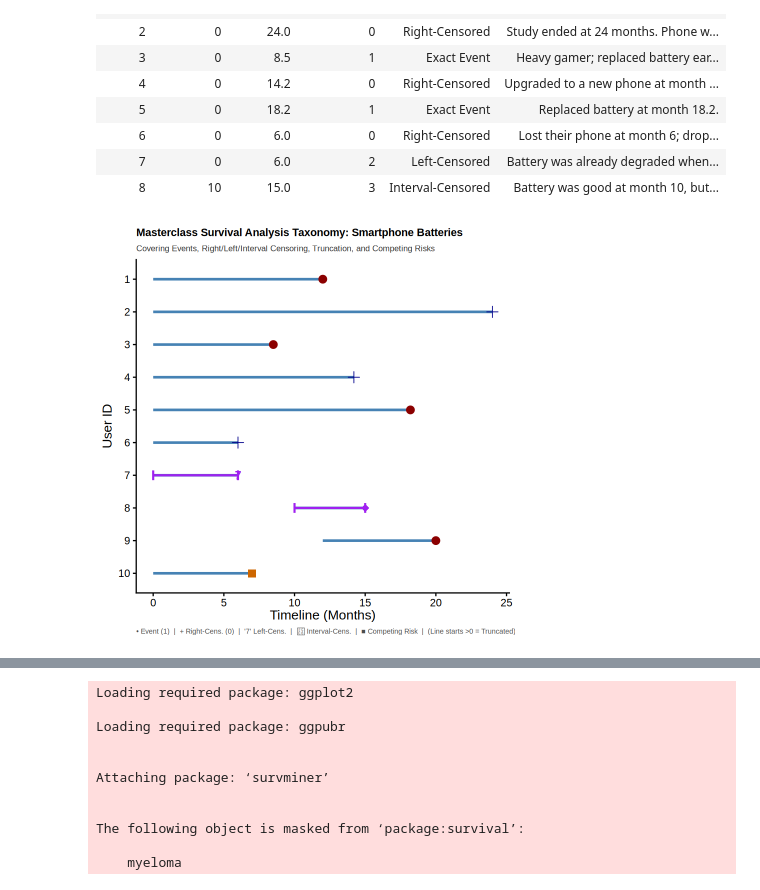
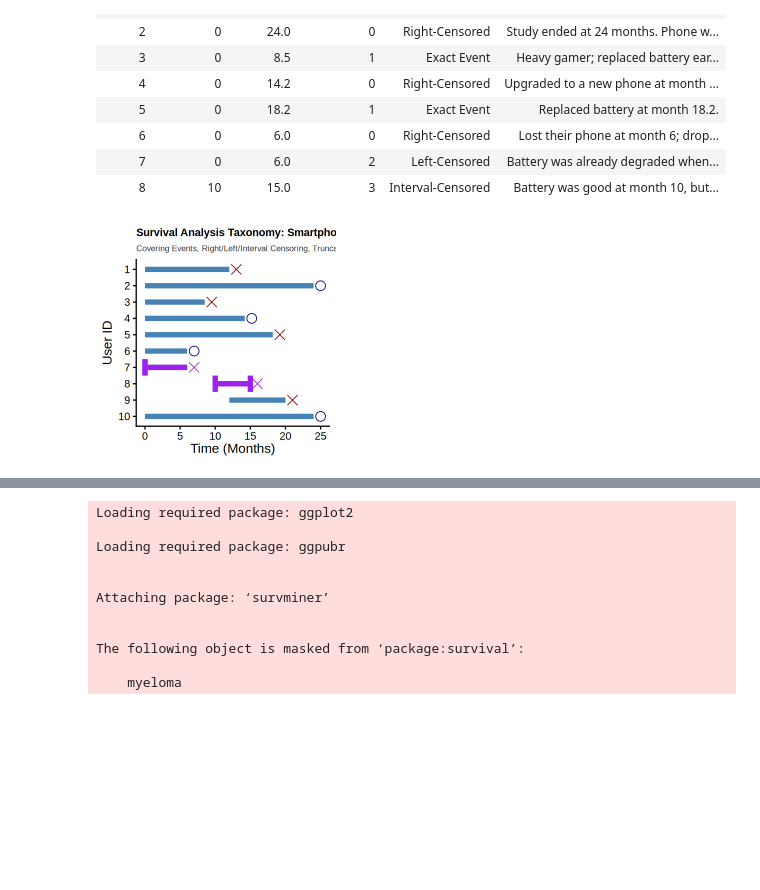
Before and after one commit to manishdatt-edu/biostats, a Jupyter notebook: Survival.ipynb, the cells around one changed output, grey strips where cells are left out. Cells and saved outputs as stored; diff of their text form; code cells hidden in the pictures; blank space fills up the shorter version.

```diff
--- a/Survival.ipynb
+++ b/Survival.ipynb
@@ -53,19 +66,22 @@ A data.frame: 8 × 6
 | 7 | 0 | 6.0 | 2 | Left-Censored | Battery was already degraded when... |
 | 8 | 10 | 15.0 | 3 | Interval-Censored | Battery was good at month 10, but... |
 # %%
+options(repr.plot.width = 4, repr.plot.height = 4)
+
 library(ggplot2)
+library(dplyr)
 
 # 1. Create the complete 10-user masterclass data frame
 battery_df <- data.frame(
   user_id = 1:10,
   time_start = c(0, 0, 0, 0, 0, 0, 0, 10.0, 12.0, 0),
-  time_end   = c(12.0, 24.0, 8.5, 14.2, 18.2, 6.0, 6.0, 15.0, 20.0, 7.0),
-  status_code = c(1, 0, 1, 0, 1, 0, 2, 3, 1, 4),
+  time_end   = c(12.0, 24.0, 8.5, 14.2, 18.2, 6.0, 6.0, 15.0, 20.0, 24.0),
+  status_code = c(1, 0, 1, 0, 1, 0, 2, 3, 1, 0),
   # 1 = Exact Event, 0 = Right-Censored, 2 = Left-Censored, 3 = Interval, 4 = Competing Risk
   censoring_type = factor(
     c("Exact Event", "Right-Censored", "Exact Event",
       "Right-Censored", "Exact Event", "Right-Censored",
-      "Left-Censored", "Interval-Censored", "Left-Truncated", "Competing Risk"),
+      "Left-Censored", "Interval-Censored", "Left-Truncated", "Right-Censored"),
     levels = c("Exact Event", "Right-Censored", "Left-Censored", "Interval-Censored", "Left-Truncated", "Competing Risk")
   ),
   story = c(
@@ -78,7 +94,7 @@ battery_df <- data.frame(
     "Battery was already degraded when checked at month 6.",
     "Battery was good at month 10, but failed by inspection at month 15.",
     "Joined study late at month 12 with working phone; battery failed at month 20.",
-    "Motherboard fried at month 7; phone permanently scrapped."
+    "Study ended at 24 months. Phone was still working fine!"
   )
 )
 
@@ -87,53 +103,52 @@ battery_df$user_factor <- factor(
   battery_df$user_id,
   levels = rev(battery_df$user_id)
 )
 
-# 2. Create the Enhanced Swimmer Plot using battery_df exclusively
+# 2. Create the Enhanced Swimmer Plot
 ggplot(battery_df, aes(y = user_factor)) +
   # Draw baseline tracking lines from time_start to time_end
   geom_segment(aes(x = time_start, xend = time_end, yend = user_factor),
-               color = "steelblue", linewidth = 1.5) +
+               color = "steelblue", linewidth = 3) +
 
   # Uncertainty span bars for Interval & Left censoring
-  geom_errorbar(data = subset(battery_df, status_code %in% c(2, 3)),
+  geom_errorbar(data = subset(battery_df, status_code == 3),
                 aes(xmin = time_start, xmax = time_end, y = user_factor),
                 orientation = "y",
-                width = 0.3, color = "purple", linewidth = 1.2) +
+                width = 1, color = "purple", linewidth = 3) +
+  geom_segment(data = subset(battery_df, status_code == 2),
+             aes(x = time_start, xend = time_end, y = user_factor, yend = user_factor),
+             color = "purple", linewidth = 3) +
+
+  # Single vertical tick aligning correctly with User 7
+  geom_errorbar(data = subset(battery_df, status_code == 2),
+                aes(xmin = time_start, xmax = time_start, y = user_factor),
+                orientation = "y", width = 1, color = "purple", linewidth = 3) +
 
   # Exact Events & Left-Truncated events (Red Dots)
-  geom_point(data = subset(battery_df, status_code == 1),
-             aes(x = time_end), color = "darkred", size = 4, shape = 19) +
+  geom_point(data = subset(battery_df, status_code %in% c(1)),
+             aes(x = time_end + 1), color = "darkred", size = 5, shape = 4) +
 
   # Right-Censored (Blue Plus Signs)
   geom_point(data = subset(battery_df, status_code == 0),
-             aes(x = time_end), color = "darkblue", size = 4, shape = 3) +
+             aes(x = time_end + 1), color = "darkblue", size = 5, shape = 1) +
 
-  # Left-Censored: Use the number "7" for User 7
-  geom_text(data = subset(battery_df, status_code == 2),
-            aes(x = time_end, label = "7"), color = "purple", fontface = "bold", size = 5) +
-
-  # Interval-Censored (Purple Diamond)
-  geom_point(data = subset(battery_df, status_code == 3),
-             aes(x = time_end), color = "purple", size = 4, shape = 18) +
-
-  # Competing Risk (Dark Orange Square for Motherboard Failure)
-  geom_point(data = subset(battery_df, status_code == 4),
-             aes(x = time_end), color = "darkorange3", size = 4, shape = 15) +
+  # Left-Censored / Interval endpoints
+  geom_point(data = subset(battery_df, status_code %in% c(2,3)),
+             aes(x = time_end + 1), color = "purple", size = 5, shape = 4) +
 
   # Labels and Theme
   labs(
-    title = "Masterclass Survival Analysis Taxonomy: Smartphone Batteries",
+    title = "Survival Analysis Taxonomy: Smartphone Batteries",
     subtitle = "Covering Events, Right/Left/Interval Censoring, Truncation, and Competing Risks",
-    x = "Timeline (Months)",
-    y = "User ID",
-    caption = "• Event (1)  |  + Right-Cens. (0)  |  '7' Left-Cens.  |  ◆ Interval-Cens.  |  ■ Competing Risk  |  (Line starts >0 = Truncated)"
+    x = "Time (Months)",
+    y = "User ID"
   ) +
   theme_classic(base_size = 16) +
   theme(
     panel.grid.minor = element_blank(),
     plot.title = element_text(face = "bold", size = 13),
     plot.subtitle = element_text(size = 10, color = "gray20"),
     plot.caption = element_text(size = 8.5, hjust = 0, color = "gray30")
   )
 # %% [output]
-[figure, old version]
+[figure, new version]
```
Also changed, not shown: parts of 2 cells of this notebook, 1 other file.
